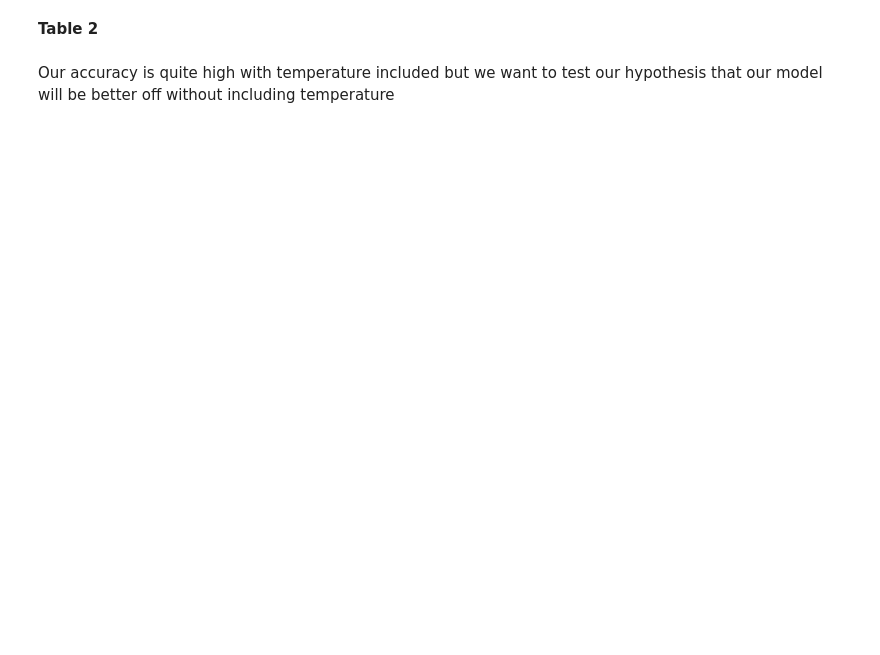
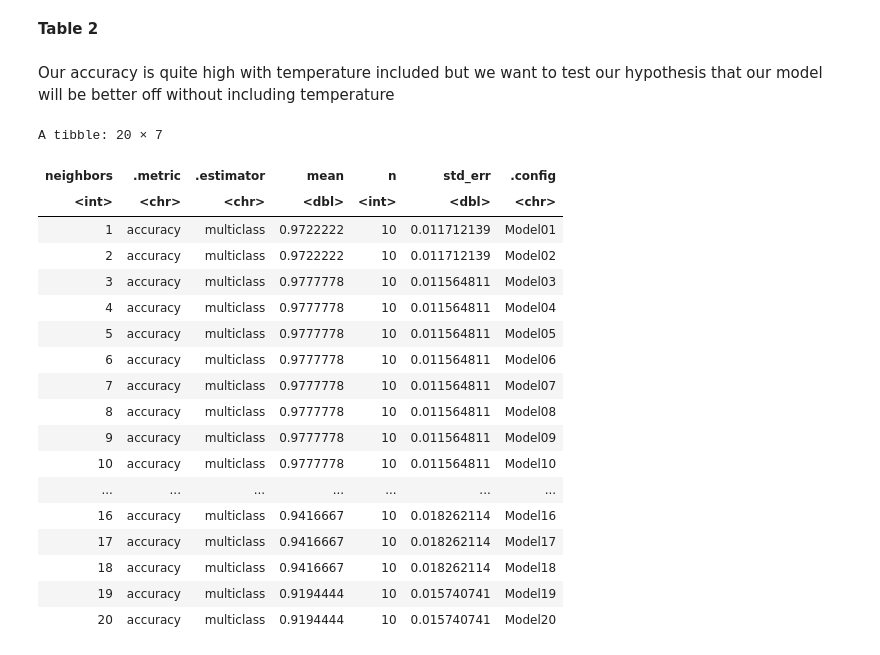
Before and after one commit to KarnS1o3/DSCI-project, a Jupyter notebook: Project_Final.ipynb, the cells around one changed output. Drawn from its saved outputs; the diff is of its cells as text; code cells hidden in the pictures; blank space fills up the shorter version.

```diff
--- a/Project_Final.ipynb
+++ b/Project_Final.ipynb
@@ -220,26 +220,44 @@ Our accuracy is quite high with temperature included but we want to test our hyp
 # %%
 #K-nearest neighbor model specification: pre cross-validation
 knn_spec <- nearest_neighbor(weight_func = "rectangular", neighbors = tune()) %>%
     set_engine("kknn") %>%
     set_mode("classification")
 
 #Recipe for star data and standardization
 star_recipe <- recipe(star_type ~ radius + luminosity, data = star_train) %>%
     step_scale(all_predictors()) %>%
     step_center(all_predictors())
 
 #Put together everything into a workflow
 star_fit <- workflow() %>%
     add_recipe(star_recipe) %>%
     add_model(knn_spec) %>%
     tune_grid(resamples = star_vfold, grid = tibble(neighbors = seq(1,20)))
 
 # #Collect the summary of our cross-validation
 star_summary <- star_fit %>%
     collect_metrics() %>%
     filter(.metric == "accuracy")
-
-star_summary
+# %% [output]
+A tibble: 20 × 7
+| neighbors | .metric | .estimator | mean | n | std_err | .config |
+| <int> | <chr> | <chr> | <dbl> | <int> | <dbl> | <chr> |
+| 1 | accuracy | multiclass | 0.9722222 | 10 | 0.011712139 | Model01 |
+| 2 | accuracy | multiclass | 0.9722222 | 10 | 0.011712139 | Model02 |
+| 3 | accuracy | multiclass | 0.9777778 | 10 | 0.011564811 | Model03 |
+| 4 | accuracy | multiclass | 0.9777778 | 10 | 0.011564811 | Model04 |
+| 5 | accuracy | multiclass | 0.9777778 | 10 | 0.011564811 | Model05 |
+| 6 | accuracy | multiclass | 0.9777778 | 10 | 0.011564811 | Model06 |
+| 7 | accuracy | multiclass | 0.9777778 | 10 | 0.011564811 | Model07 |
+| 8 | accuracy | multiclass | 0.9777778 | 10 | 0.011564811 | Model08 |
+| 9 | accuracy | multiclass | 0.9777778 | 10 | 0.011564811 | Model09 |
+| 10 | accuracy | multiclass | 0.9777778 | 10 | 0.011564811 | Model10 |
+| ... | ... | ... | ... | ... | ... | ... |
+| 16 | accuracy | multiclass | 0.9416667 | 10 | 0.018262114 | Model16 |
+| 17 | accuracy | multiclass | 0.9416667 | 10 | 0.018262114 | Model17 |
+| 18 | accuracy | multiclass | 0.9416667 | 10 | 0.018262114 | Model18 |
+| 19 | accuracy | multiclass | 0.9194444 | 10 | 0.015740741 | Model19 |
+| 20 | accuracy | multiclass | 0.9194444 | 10 | 0.015740741 | Model20 |
 # %%
 #Plot of accuracy vs. neighbors
 star_accuracy_plot <- star_summary %>%
```
Also changed, not shown: parts of 24 cells of this notebook.
